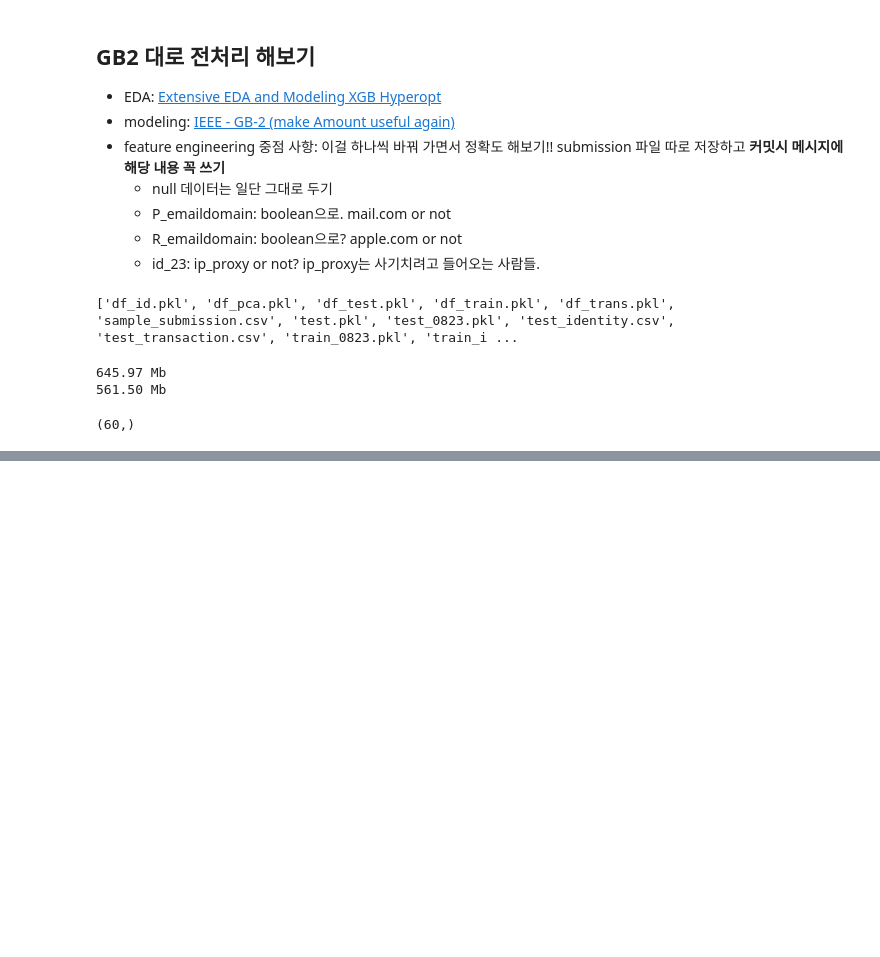
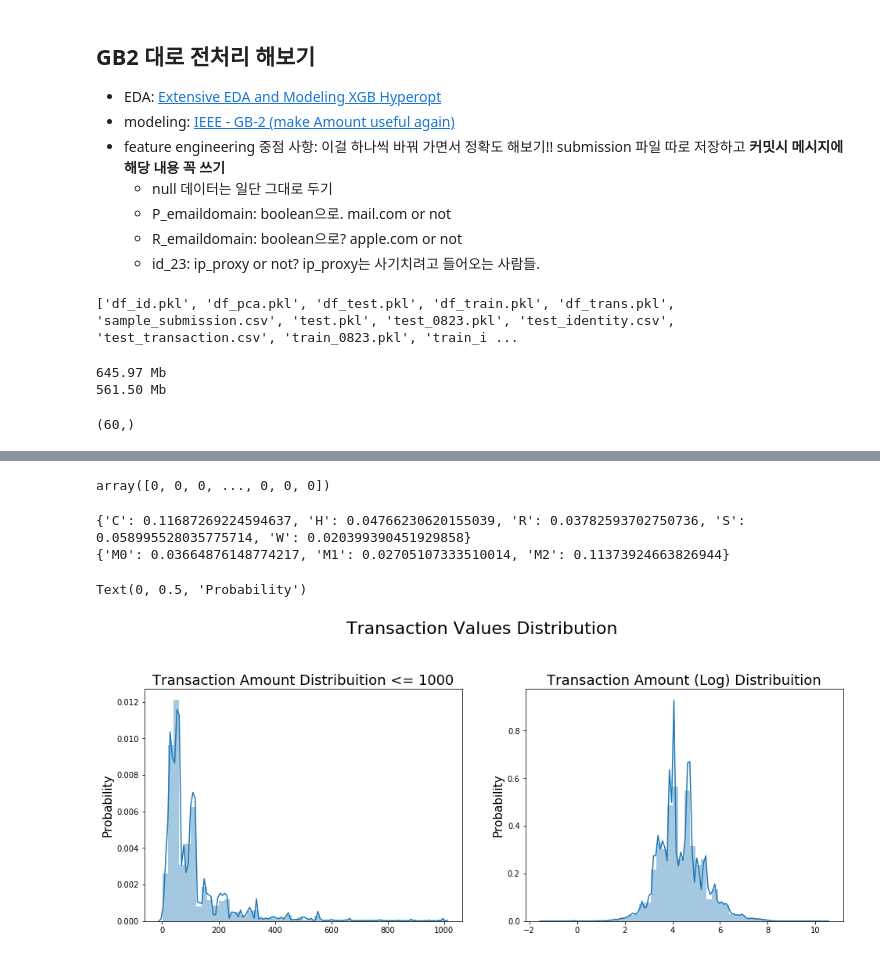
Before and after one commit to MattLee27/ML-DL-study, a Jupyter notebook: ieee_cis/gb2.ipynb, the cells around one changed output, grey strips where cells are left out. Drawn from its saved outputs; the diff is of its cells as text; code cells hidden in the pictures; blank space fills up the shorter version.

```diff
--- a/ieee_cis/gb2.ipynb
+++ b/ieee_cis/gb2.ipynb
@@ -88,6 +104,7 @@ print("{:1.2f} Mb".format(df_test.memory_usage().sum() / 1024**2))
 # %%
 total = len(df_train)
 total_amt = df_train['TransactionAmt'].sum()
+TARGET = 'isFraud'
 
 def ploting_cnt_amt(df, col, lim=2000):
     tmp = pd.crosstab(df[col], df['isFraud'], normalize='index') * 100
@@ -253,0 +340,4 @@ Name: R_emaildomain, dtype: int64
+# %%
+np.where(df_train['D9'].isna(), 0, 1)
+# %% [output]
+array([0, 0, 0, ..., 0, 0, 0])
@@ -253,0 +378,47 @@ Name: R_emaildomain, dtype: int64
+# %%
+########################### M columns (except M4)
+# All these columns are binary encoded 1/0
+# We can have some features from it
+i_cols = ['M1','M2','M3','M5','M6','M7','M8','M9']
+
+# raw data는 T/F -> null 여부를 0(null), 1(null 아님)로 매핑
+for col in i_cols:
+    df_train[col] = np.where(df_train[col].isna(), 0, 1)
+    df_test[col] = np.where(df_test[col].isna(), 0, 1)
+
+for df in [df_train, df_test]:
+    df['M_sum'] = df[i_cols].sum(axis=1).astype(np.int8)
+    df['M_na'] = df[i_cols].isna().sum(axis=1).astype(np.int8)
+# %%
+for col in ['ProductCD', 'M4']:
+    temp_dict = df_train.groupby([col])[TARGET].agg(['mean']).reset_index().rename(
+        columns = {'mean': col + '_target_mean'}
+    )
+    temp_dict.index = temp_dict[col].values
+    temp_dict = temp_dict[col + '_target_mean'].to_dict()
+    print(temp_dict)
+
+    # ProductCD별, M4별 mean 칼럼을 추가
+    df_train[col + '_target_mean'] = df_train[col].map(temp_dict)
+    df_test[col + '_target_mean'] = df_test[col].map(temp_dict)
+# %% [output]
+{'C': 0.11687269224594637, 'H': 0.04766230620155039, 'R': 0.03782593702750736, 'S': 0.058995528035775714, 'W': 0.020399390451929858}
+{'M0': 0.03664876148774217, 'M1': 0.02705107333510014, 'M2': 0.11373924663826944}
+# %%
+# TransactionAmt 아직 로그 처리 안된 것 확인
+plt.figure(figsize=(16,12))
+plt.suptitle('Transaction Values Distribution', fontsize=22)
+plt.subplot(221)
+g = sns.distplot(df_train[df_train['TransactionAmt'] <= 1000]['TransactionAmt'])
+g.set_title("Transaction Amount Distribuition <= 1000", fontsize=18)
+g.set_xlabel("")
+g.set_ylabel("Probability", fontsize=15)
+
+plt.subplot(222)
+g1 = sns.distplot(np.log(df_train['TransactionAmt']))
+g1.set_title("Transaction Amount (Log) Distribuition", fontsize=18)
+g1.set_xlabel("")
+g1.set_ylabel("Probability", fontsize=15)
+# %% [output]
+Text(0, 0.5, 'Probability')
+[figure, added]
```
Also changed, not shown: parts of 26 cells of this notebook.
